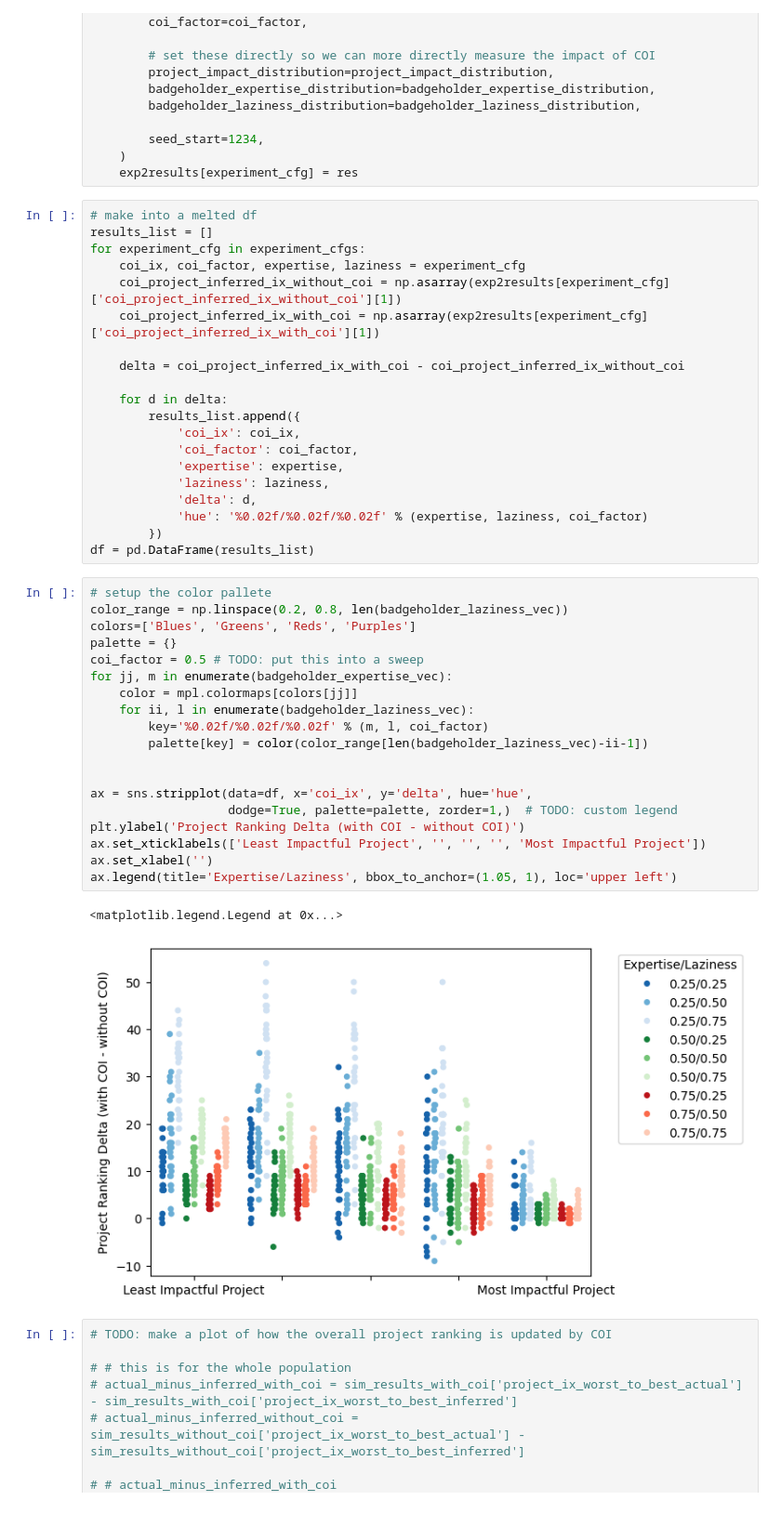
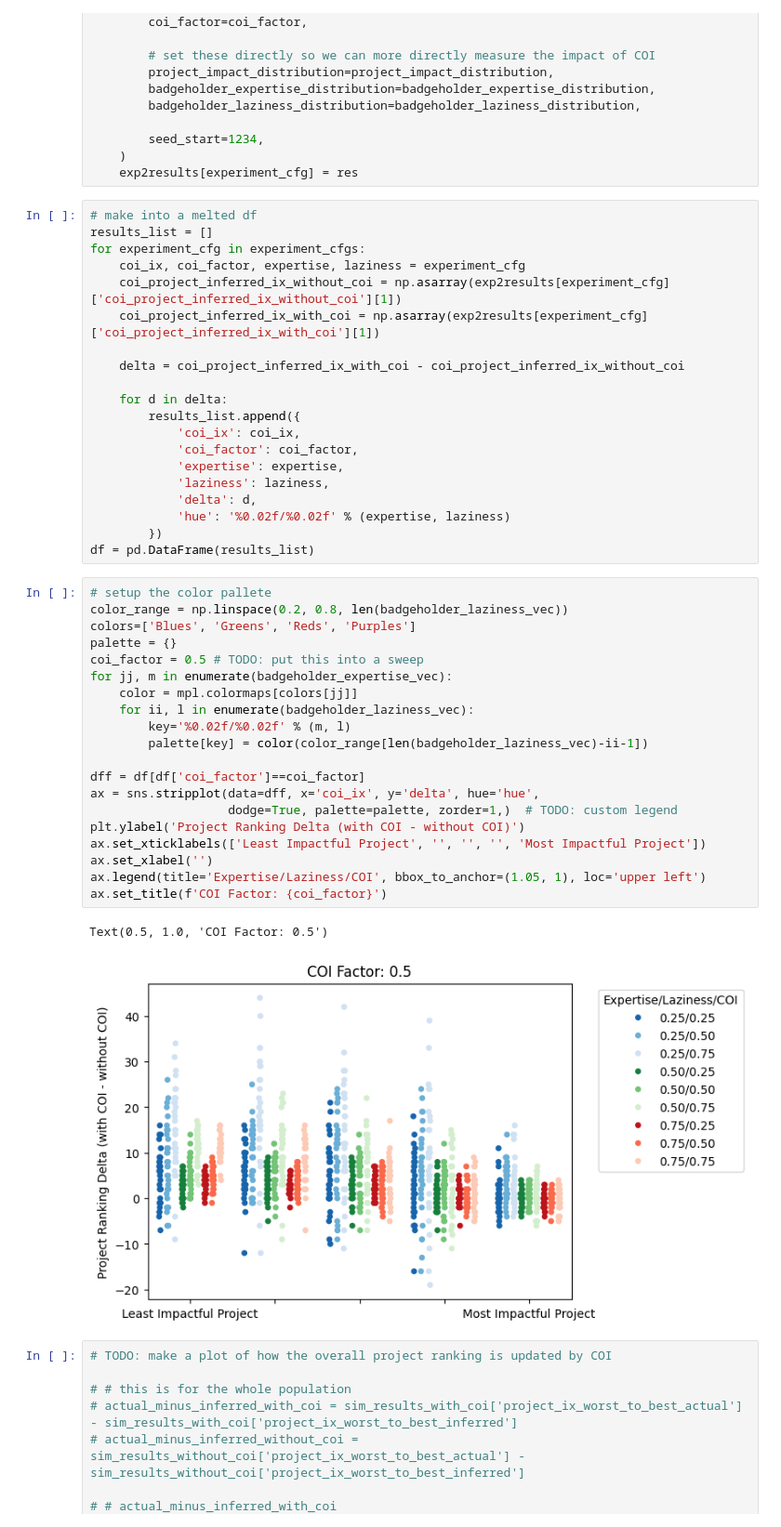
Before and after one commit to CELtd/voting_mechanism_design, a Jupyter notebook: notebooks/pairwise_sweep_coi_factor.ipynb, the cells around one changed output. Shown at 93% size. Drawn from its saved outputs; the diff is of its cells as text.

```diff
--- a/notebooks/pairwise_sweep_coi_factor.ipynb
+++ b/notebooks/pairwise_sweep_coi_factor.ipynb
@@ -383,31 +383,32 @@ for experiment_cfg in experiment_cfgs:
             'expertise': expertise,
             'laziness': laziness,
             'delta': d,
-            'hue': '%0.02f/%0.02f/%0.02f' % (expertise, laziness, coi_factor)
+            'hue': '%0.02f/%0.02f' % (expertise, laziness)
         })
 df = pd.DataFrame(results_list)
 # %%
 # setup the color pallete
 color_range = np.linspace(0.2, 0.8, len(badgeholder_laziness_vec))
 colors=['Blues', 'Greens', 'Reds', 'Purples']
 palette = {}
 coi_factor = 0.5 # TODO: put this into a sweep
 for jj, m in enumerate(badgeholder_expertise_vec):
     color = mpl.colormaps[colors[jj]]
     for ii, l in enumerate(badgeholder_laziness_vec):
-        key='%0.02f/%0.02f/%0.02f' % (m, l, coi_factor)
+        key='%0.02f/%0.02f' % (m, l)
         palette[key] = color(color_range[len(badgeholder_laziness_vec)-ii-1])
 
-
-ax = sns.stripplot(data=df, x='coi_ix', y='delta', hue='hue',
+dff = df[df['coi_factor']==coi_factor]
+ax = sns.stripplot(data=dff, x='coi_ix', y='delta', hue='hue',
                    dodge=True, palette=palette, zorder=1,)  # TODO: custom legend
 plt.ylabel('Project Ranking Delta (with COI - without COI)')
 ax.set_xticklabels(['Least Impactful Project', '', '', '', 'Most Impactful Project'])
 ax.set_xlabel('')
-ax.legend(title='Expertise/Laziness', bbox_to_anchor=(1.05, 1), loc='upper left')
+ax.legend(title='Expertise/Laziness/COI', bbox_to_anchor=(1.05, 1), loc='upper left')
+ax.set_title(f'COI Factor: {coi_factor}')
 # %% [output]
-<matplotlib.legend.Legend at 0x...>
+Text(0.5, 1.0, 'COI Factor: 0.5')
-[figure, old version]
+[figure, new version]
 # %%
 # TODO: make a plot of how the overall project ranking is updated by COI
 
```
Also changed, not shown: 2 other files.
